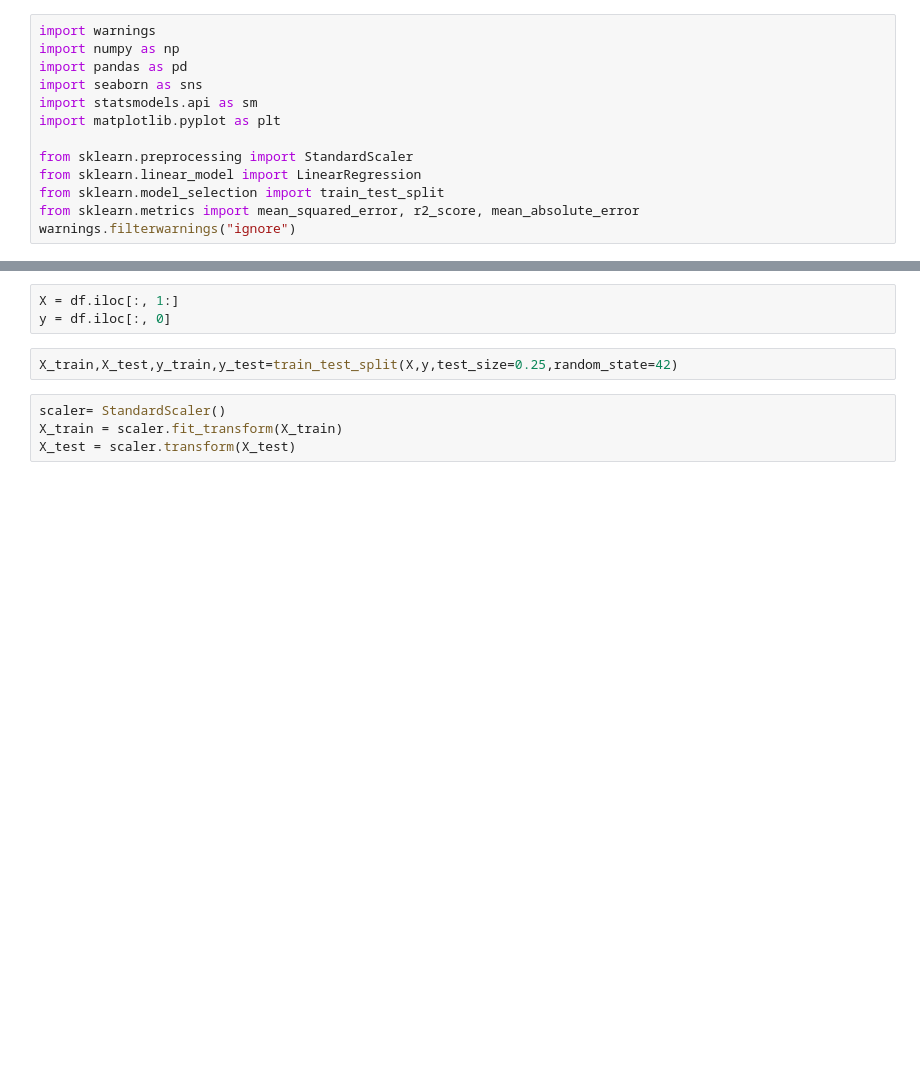
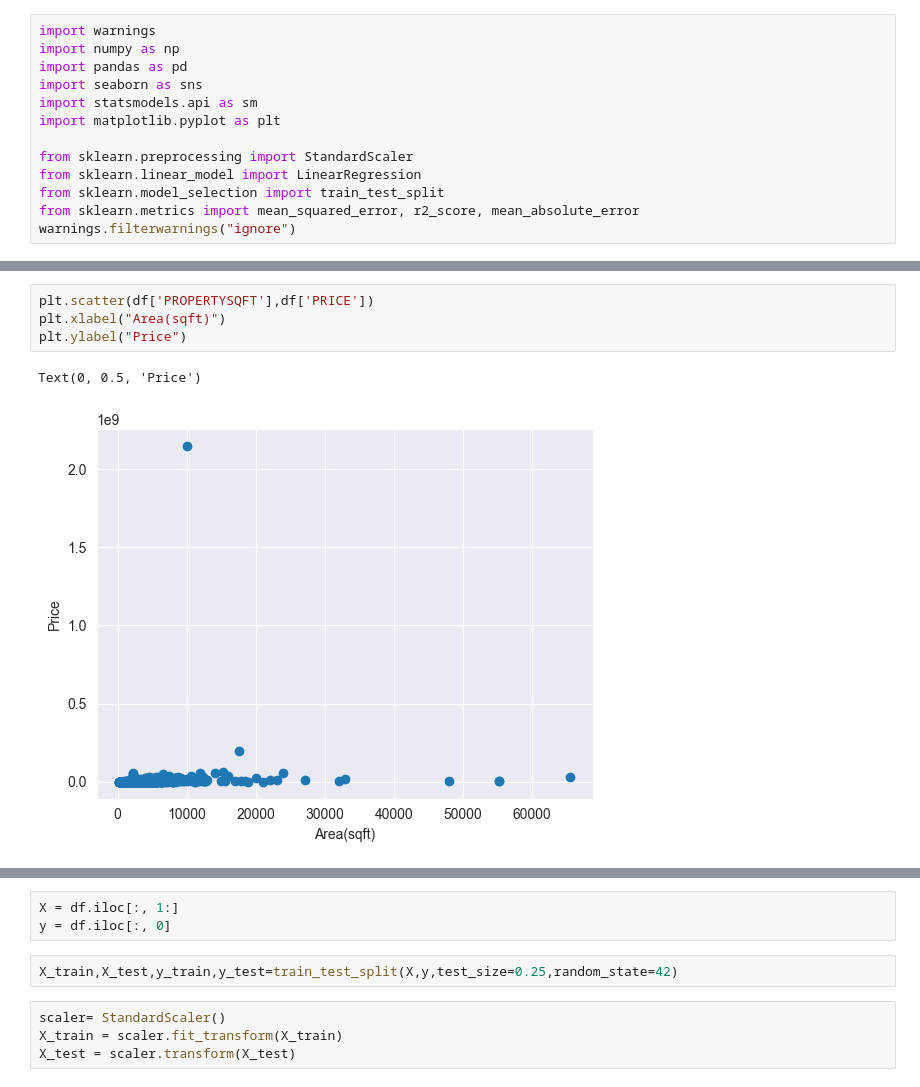
Before and after one commit to itssahilwhat/AI-Fundamentals, a Jupyter notebook: Linear Regression/Multiple Linear Regression.ipynb, the cells around one changed output, grey strips where cells are left out. Cells and saved outputs as stored; diff of their text form; blank space fills up the shorter version.

```diff
--- a/Linear Regression/Multiple Linear Regression.ipynb
+++ b/Linear Regression/Multiple Linear Regression.ipynb
@@ -43 +41,8 @@ LONGITUDE       0
 dtype: int64
+# %%
+plt.scatter(df['PROPERTYSQFT'],df['PRICE'])
+plt.xlabel("Area(sqft)")
+plt.ylabel("Price")
+# %% [output]
+Text(0, 0.5, 'Price')
+[figure, added]
```
Also changed, not shown: parts of 13 cells of this notebook.
